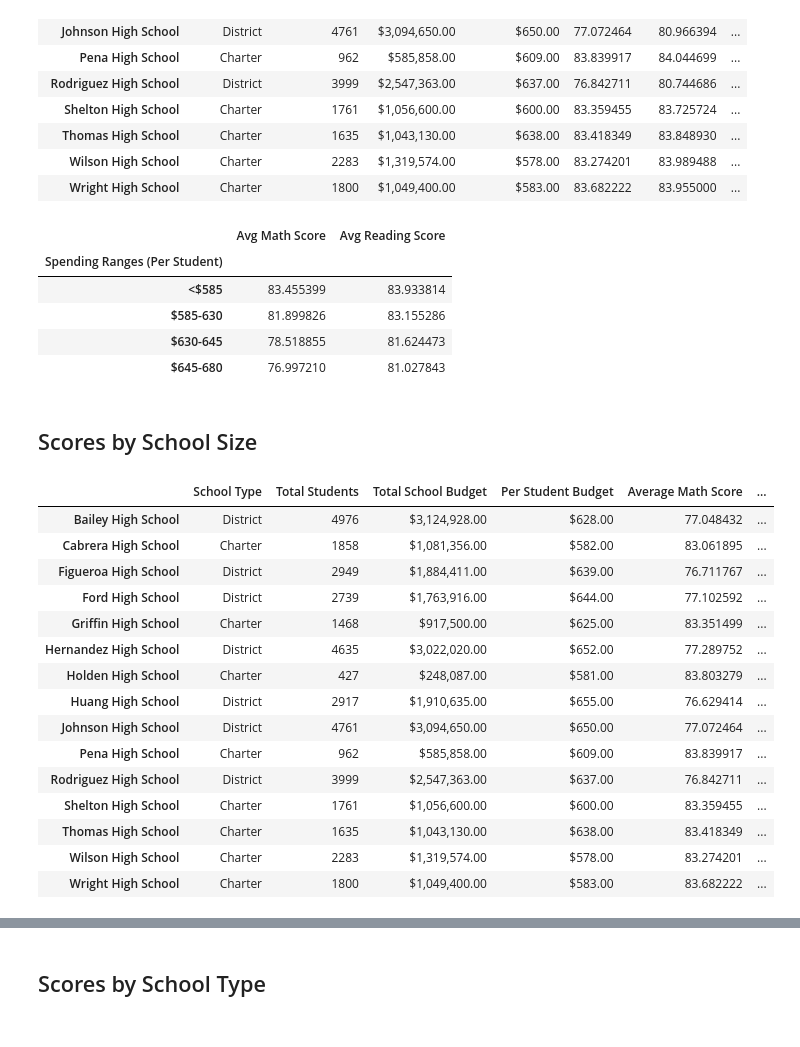
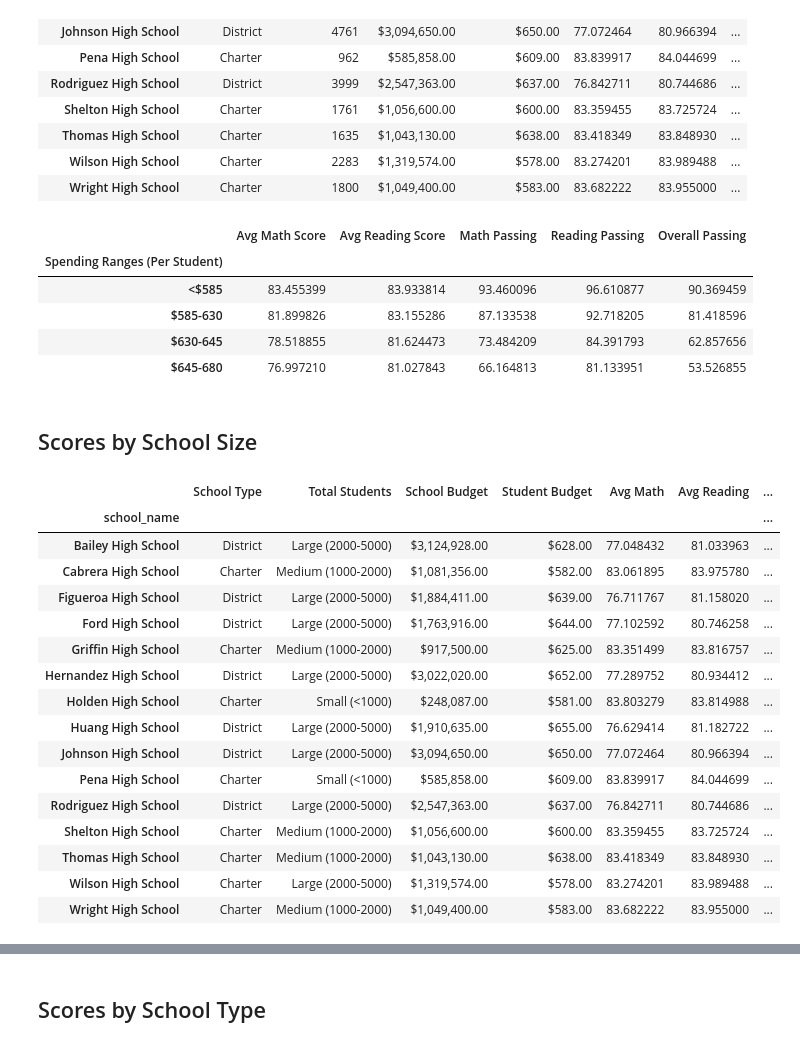
Before and after one commit to moisasleep/pandas-challenge, a Jupyter notebook: Mod4HW.ipynb, the cells around one changed output, grey strips where cells are left out. Saved outputs shown, nothing was run; the diff lists cells and outputs as text; code cells hidden in the pictures.

```diff
--- a/Mod4HW.ipynb
+++ b/Mod4HW.ipynb
@@ -13,12 +13,16 @@ from pathlib import Path
 school_data_to_load = Path("Resources/schools_complete.csv")
 student_data_to_load = Path("Resources/students_complete.csv")
 
+
 # Read School and Student Data File and store into Pandas DataFrames
 school_data = pd.read_csv(school_data_to_load)
 student_data = pd.read_csv(student_data_to_load)
-
+school_data = school_data.dropna(axis=1,how='all')
+student_data = student_data.dropna(axis=1)
 # Combine the data into a single dataset.
 school_data_complete = pd.merge(student_data, school_data, how="left", on=["school_name", "school_name"])
+school_data_complete = school_data_complete.dropna(axis=1,how='all')
+#school_data_complete = school_data_complete.dropna(how='all')
 school_data_complete.head()
 # %% [output]
 |  | Student ID | student_name | gender | grade | school_name | reading_score | math_score | School ID | ... |
@@ -480,17 +484,18 @@ spending_passing_reading = school_spending_df.groupby(["Spending Ranges (Per Stu
 overall_passing_spending = school_spending_df.groupby(["Spending Ranges (Per Student)"])["Overall Passing"].mean()
 # %%
 # Assemble into DataFrame
-spending_summary = pd.DataFrame({"Avg Math Score": spending_math_scores,"Avg Reading Score": spending_reading_scores})
+spending_summary = pd.DataFrame({"Avg Math Score": spending_math_scores,"Avg Reading Score": spending_reading_scores,"Math Passing":
+spending_passing_math,"Reading Passing":spending_passing_reading,"Overall Passing":overall_passing_spending})
 
 # Display results
 spending_summary
 # %% [output]
-|  | Avg Math Score | Avg Reading Score |
-| Spending Ranges (Per Student) |  |  |
-| <$585 | 83.455399 | 83.933814 |
-| $585-630 | 81.899826 | 83.155286 |
-| $630-645 | 78.518855 | 81.624473 |
-| $645-680 | 76.997210 | 81.027843 |
+|  | Avg Math Score | Avg Reading Score | Math Passing | Reading Passing | Overall Passing |
+| Spending Ranges (Per Student) |  |  |  |  |  |
+| <$585 | 83.455399 | 83.933814 | 93.460096 | 96.610877 | 90.369459 |
+| $585-630 | 81.899826 | 83.155286 | 87.133538 | 92.718205 | 81.418596 |
+| $630-645 | 78.518855 | 81.624473 | 73.484209 | 84.391793 | 62.857656 |
+| $645-680 | 76.997210 | 81.027843 | 66.164813 | 81.133951 | 53.526855 |
 # %% [markdown]
 ## Scores by School Size
 # %%
@@ -500,25 +507,26 @@ labels = ["Small (<1000)", "Medium (1000-2000)", "Large (2000-5000)"]
 # %%
 # Categorize the spending based on the bins
 # Use `pd.cut` on the "Total Students" column of the `per_school_summary` DataFrame.
 
-per_school_summary["School Size"] = pd.cut(per_school_capita, spending_bins, labels=labels, right=False)
+per_school_summary["Total Students"] = pd.cut(per_school_counts, size_bins, labels=labels, right=False)
 per_school_summary
 # %% [output]
-|  | School Type | Total Students | Total School Budget | Per Student Budget | Average Math Score | ... |
-| Bailey High School | District | 4976 | $3,124,928.00 | $628.00 | 77.048432 | ... |
-| Cabrera High School | Charter | 1858 | $1,081,356.00 | $582.00 | 83.061895 | ... |
-| Figueroa High School | District | 2949 | $1,884,411.00 | $639.00 | 76.711767 | ... |
-| Ford High School | District | 2739 | $1,763,916.00 | $644.00 | 77.102592 | ... |
-| Griffin High School | Charter | 1468 | $917,500.00 | $625.00 | 83.351499 | ... |
-| Hernandez High School | District | 4635 | $3,022,020.00 | $652.00 | 77.289752 | ... |
-| Holden High School | Charter | 427 | $248,087.00 | $581.00 | 83.803279 | ... |
-| Huang High School | District | 2917 | $1,910,635.00 | $655.00 | 76.629414 | ... |
-| Johnson High School | District | 4761 | $3,094,650.00 | $650.00 | 77.072464 | ... |
-| Pena High School | Charter | 962 | $585,858.00 | $609.00 | 83.839917 | ... |
-| Rodriguez High School | District | 3999 | $2,547,363.00 | $637.00 | 76.842711 | ... |
-| Shelton High School | Charter | 1761 | $1,056,600.00 | $600.00 | 83.359455 | ... |
-| Thomas High School | Charter | 1635 | $1,043,130.00 | $638.00 | 83.418349 | ... |
-| Wilson High School | Charter | 2283 | $1,319,574.00 | $578.00 | 83.274201 | ... |
-| Wright High School | Charter | 1800 | $1,049,400.00 | $583.00 | 83.682222 | ... |
+|  | School Type | Total Students | School Budget | Student Budget | Avg Math | Avg Reading | ... |
+| school_name |  |  |  |  |  |  | ... |
+| Bailey High School | District | Large (2000-5000) | $3,124,928.00 | $628.00 | 77.048432 | 81.033963 | ... |
+| Cabrera High School | Charter | Medium (1000-2000) | $1,081,356.00 | $582.00 | 83.061895 | 83.975780 | ... |
+| Figueroa High School | District | Large (2000-5000) | $1,884,411.00 | $639.00 | 76.711767 | 81.158020 | ... |
+| Ford High School | District | Large (2000-5000) | $1,763,916.00 | $644.00 | 77.102592 | 80.746258 | ... |
+| Griffin High School | Charter | Medium (1000-2000) | $917,500.00 | $625.00 | 83.351499 | 83.816757 | ... |
+| Hernandez High School | District | Large (2000-5000) | $3,022,020.00 | $652.00 | 77.289752 | 80.934412 | ... |
+| Holden High School | Charter | Small (<1000) | $248,087.00 | $581.00 | 83.803279 | 83.814988 | ... |
+| Huang High School | District | Large (2000-5000) | $1,910,635.00 | $655.00 | 76.629414 | 81.182722 | ... |
+| Johnson High School | District | Large (2000-5000) | $3,094,650.00 | $650.00 | 77.072464 | 80.966394 | ... |
+| Pena High School | Charter | Small (<1000) | $585,858.00 | $609.00 | 83.839917 | 84.044699 | ... |
+| Rodriguez High School | District | Large (2000-5000) | $2,547,363.00 | $637.00 | 76.842711 | 80.744686 | ... |
+| Shelton High School | Charter | Medium (1000-2000) | $1,056,600.00 | $600.00 | 83.359455 | 83.725724 | ... |
+| Thomas High School | Charter | Medium (1000-2000) | $1,043,130.00 | $638.00 | 83.418349 | 83.848930 | ... |
+| Wilson High School | Charter | Large (2000-5000) | $1,319,574.00 | $578.00 | 83.274201 | 83.989488 | ... |
+| Wright High School | Charter | Medium (1000-2000) | $1,049,400.00 | $583.00 | 83.682222 | 83.955000 | ... |
 # %%
 # Calculate averages for the desired columns.
```
Also changed, not shown: parts of 5 cells of this notebook, 4 other files.
